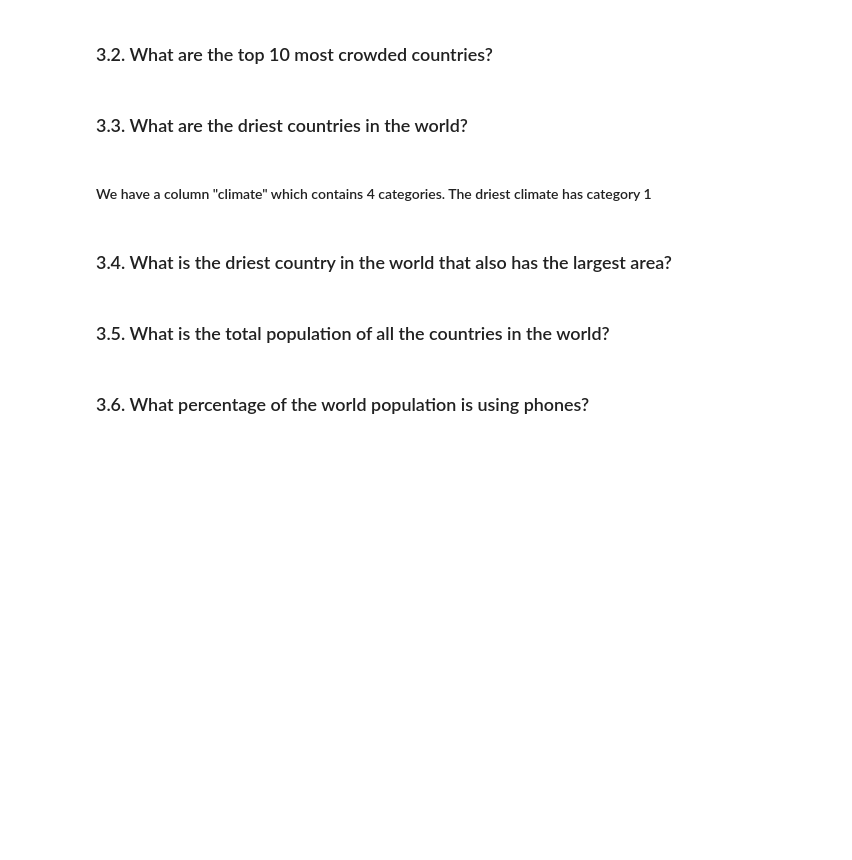
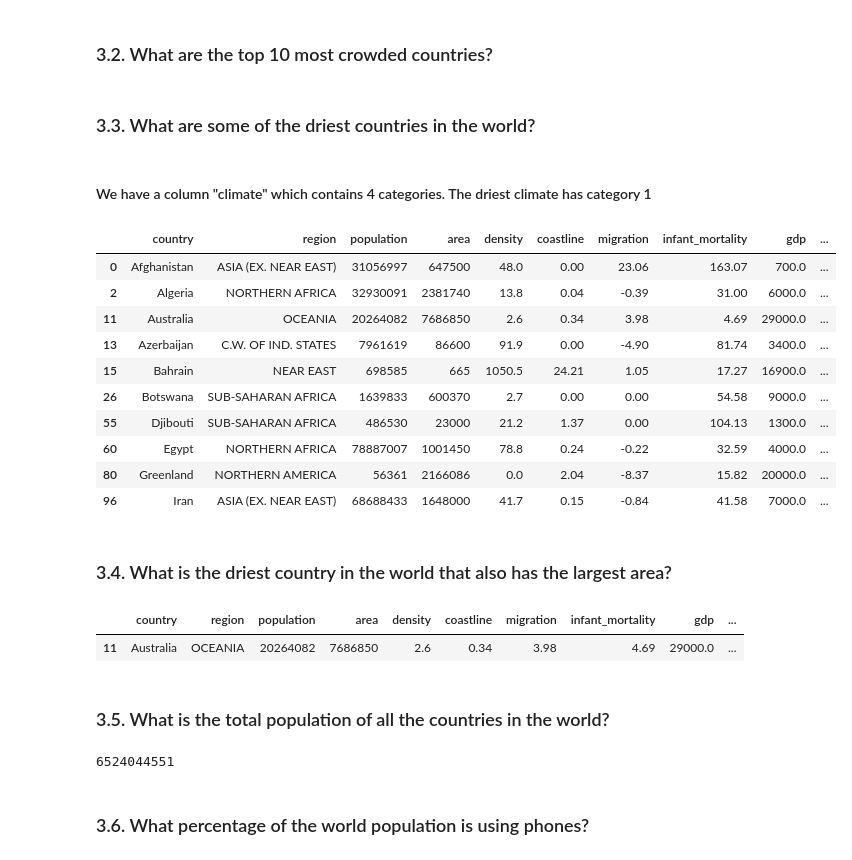
Before and after one commit to sraktale/pygn, a Jupyter notebook: sessions/2/Data Science Intro.ipynb, the cells around one changed output. Saved outputs shown, nothing was run; the diff lists cells and outputs as text; code cells hidden in the pictures; blank space fills up the shorter version.

```diff
--- a/sessions/2/Data Science Intro.ipynb
+++ b/sessions/2/Data Science Intro.ipynb
@@ -225,6 +225,6 @@ Uncomment the line below and fill in the missing dots to show what we want
 # %%
 #data.sort_values(by=..., ascending=...).head(...)
 # %% [markdown]
-### 3.3. What are the driest countries in the world?
+### 3.3. What are some of the driest countries in the world?
 # %% [markdown]
 #### We have a column "climate" which contains 4 categories. The driest climate has category 1
@@ -233,2 +231,17 @@ Uncomment the line below and fill in the missing dots to show what we want
+# %%
+driest_countries = data[data.climate == 1]
+driest_countries.head(10)
+# %% [output]
+|  | country | region | population | area | density | coastline | migration | infant_mortality | gdp | ... |
+| 0 | Afghanistan | ASIA (EX. NEAR EAST) | 31056997 | 647500 | 48.0 | 0.00 | 23.06 | 163.07 | 700.0 | ... |
+| 2 | Algeria | NORTHERN AFRICA | 32930091 | 2381740 | 13.8 | 0.04 | -0.39 | 31.00 | 6000.0 | ... |
+| 11 | Australia | OCEANIA | 20264082 | 7686850 | 2.6 | 0.34 | 3.98 | 4.69 | 29000.0 | ... |
+| 13 | Azerbaijan | C.W. OF IND. STATES | 7961619 | 86600 | 91.9 | 0.00 | -4.90 | 81.74 | 3400.0 | ... |
+| 15 | Bahrain | NEAR EAST | 698585 | 665 | 1050.5 | 24.21 | 1.05 | 17.27 | 16900.0 | ... |
+| 26 | Botswana | SUB-SAHARAN AFRICA | 1639833 | 600370 | 2.7 | 0.00 | 0.00 | 54.58 | 9000.0 | ... |
+| 55 | Djibouti | SUB-SAHARAN AFRICA | 486530 | 23000 | 21.2 | 1.37 | 0.00 | 104.13 | 1300.0 | ... |
+| 60 | Egypt | NORTHERN AFRICA | 78887007 | 1001450 | 78.8 | 0.24 | -0.22 | 32.59 | 4000.0 | ... |
+| 80 | Greenland | NORTHERN AMERICA | 56361 | 2166086 | 0.0 | 2.04 | -8.37 | 15.82 | 20000.0 | ... |
+| 96 | Iran | ASIA (EX. NEAR EAST) | 68688433 | 1648000 | 41.7 | 0.15 | -0.84 | 41.58 | 7000.0 | ... |
 # %% [markdown]
 ### 3.4. What is the driest country in the world that also has the largest area?
@@ -237,2 +248,7 @@ Uncomment the line below and fill in the missing dots to show what we want
+# %%
+driest_countries.sort_values(by = "area", ascending = False).head(1)
+# %% [output]
+|  | country | region | population | area | density | coastline | migration | infant_mortality | gdp | ... |
+| 11 | Australia | OCEANIA | 20264082 | 7686850 | 2.6 | 0.34 | 3.98 | 4.69 | 29000.0 | ... |
 # %% [markdown]
 ### 3.5. What is the total population of all the countries in the world?
@@ -241,3 +255,8 @@ Uncomment the line below and fill in the missing dots to show what we want
+# %%
+total_population = data["population"].sum()
+total_population
+# %% [output]
+6524044551
 # %% [markdown]
 ### 3.6. What percentage of the world population is using phones?
 # %%
```
Also changed, not shown: parts of 8 cells of this notebook.
